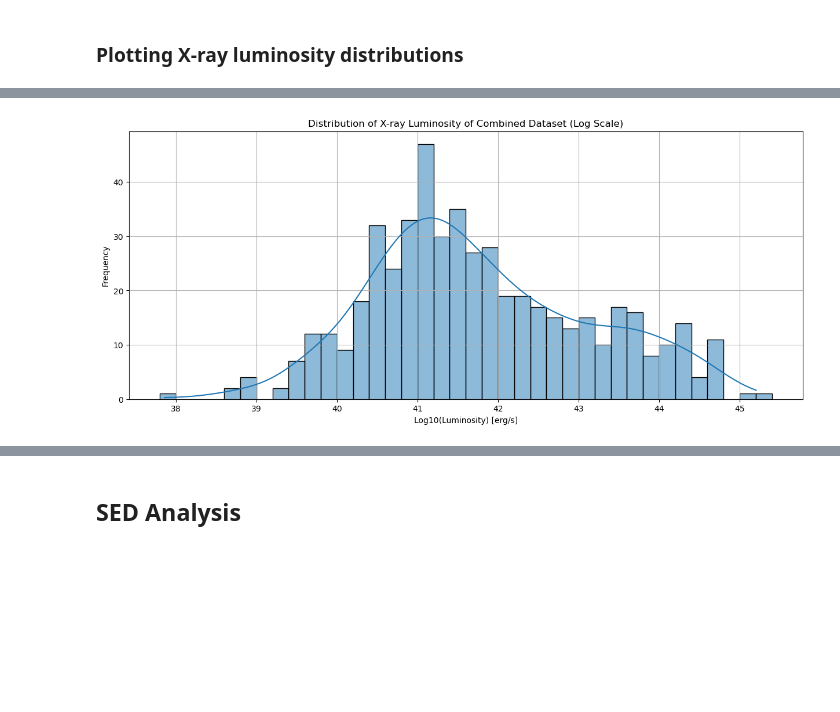
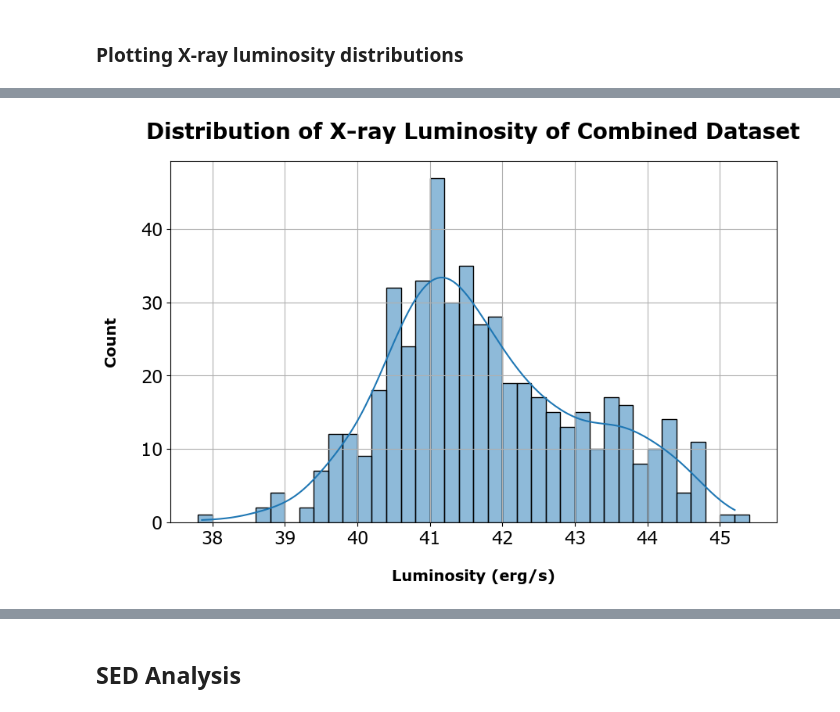
Before and after one commit to trevin-lee/h20-xray-catalog-matching, a Jupyter notebook: src/agn_analysis.ipynb, the cells around one changed output, grey strips where cells are left out. Cells and saved outputs as stored; diff of their text form; code cells hidden in the pictures; blank space fills up the shorter version.

```diff
--- a/src/agn_analysis.ipynb
+++ b/src/agn_analysis.ipynb
@@ -54,23 +86,6 @@ edff_erosita.head()
 # %% [markdown]
 ## Computing Fluxes and Luminosities
 # %%
-def compute_luminosity(flux, redshift):
-    cosmo = FlatLambdaCDM(H0=70, Om0=0.29, Tcmb0=2.725)
-    dl = cosmo.luminosity_distance(redshift).value  # Mpc
-    lum_dist = dl * 3.086e24  # convert to cm
-    L = 4 * np.pi * lum_dist**2 * flux
-    return L
-
-def compute_flux(mAB: float, wavelength: float) -> float:
-    JY = 1e-23  # Janskys
-    C_LIGHT = 299792458.0  # m/s
-    wavelength_m = wavelength * 1e-10
-    f_nu = 3631 * JY * 10 ** (-0.4 * mAB)
-    nu = C_LIGHT / wavelength_m
-    nuf_nu = nu * f_nu
-
-    return nuf_nu
-
 #in Angstroms
 LAMBDA_MID_X = (6.19 + 24.80 ) / 2
 LAMBDA_MID_U = (3147.51	+ 4018.39) / 2
@@ -123,6 +138,7 @@ edff_cdfs_computed = pd.DataFrame({
     'edffID': edff_cdfs['InID'],
     'z': edff_cdfs['zspec'],
 })
+
 edff_erosita_computed = pd.DataFrame({
     'edffID': edff_erosita['InID'],
     'z': edff_erosita['lp_zPDF'],
@@ -135,32 +151,34 @@ edff_erosita_computed['F_x'] = edff_erosita['ML_FLUX_P3'] + edff_erosita['ML_FLU
 for i, col in enumerate(edff_magnitude_columns):
     col_name = flux_column_names[i]
     edff_cdfs_computed[col_name] = edff_cdfs[col].apply(
-        compute_flux, wavelength=wavelengths[i+1]
+        sed.compute_flux, wavelength=wavelengths[i+1]
     )
     edff_erosita_computed[col_name] = edff_erosita[col].apply(
-        compute_flux, wavelength=wavelengths[i+1]
+        sed.compute_flux, wavelength=wavelengths[i+1]
     )
 
 # Calculate luminosities
 edff_cdfs_computed['L_x'] = edff_cdfs_computed.apply(
-    lambda row: compute_luminosity(row['F_x'], row['z']), axis=1
+    lambda row: sed.compute_luminosity(row['F_x'], row['z']), axis=1
 )
 edff_erosita_computed['L_x'] = edff_erosita_computed.apply(
-    lambda row: compute_luminosity(row['F_x'], row['z']), axis=1
+    lambda row: sed.compute_luminosity(row['F_x'], row['z']), axis=1
 )
 
 for i, col in enumerate(flux_column_names):
     luminosity_column_name = luminosity_column_names[i]
     edff_cdfs_computed[luminosity_column_name] = edff_cdfs_computed.apply(
-        lambda row: compute_luminosity(row[col], row['z']), axis=1
+        lambda row: sed.compute_luminosity(row[col], row['z']), axis=1
     )
     edff_erosita_computed[luminosity_column_name] = edff_erosita_computed.apply(
-        lambda row: compute_luminosity(row[col], row['z']), axis=1
+        lambda row: sed.compute_luminosity(row[col], row['z']), axis=1
     )
 
-# Drop rows with NaN values
 edff_cdfs_computed = edff_cdfs_computed.dropna()
 edff_erosita_computed = edff_erosita_computed.dropna()
+
+edff_cdfs_computed = edff_cdfs_computed[np.isfinite(edff_cdfs_computed).all(1) & (edff_cdfs_computed >= 0).all(1)]
+edff_erosita_computed = edff_erosita_computed[np.isfinite(edff_erosita_computed).all(1) & (edff_erosita_computed >= 0).all(1)]
 # %%
 print("Length: ", len(edff_erosita_computed))
 edff_erosita_computed.head(10)
@@ -249,19 +257,19 @@ plt.show()
 # %%
 combined_luminosity = combined_computed['L_x']
 log_combined_luminosity = np.log10(combined_luminosity[combined_luminosity > 0])
 
 min_log_lum = np.floor(log_combined_luminosity.min() * 10) / 10
 max_log_lum = np.ceil(log_combined_luminosity.max() * 10) / 10
 bin_edges = np.arange(min_log_lum, max_log_lum + 0.2, 0.2)
 
-plt.figure(figsize=(15, 6))
+plt.figure(figsize=(10, 6))
 sns.histplot(log_combined_luminosity, bins=bin_edges, kde=True)
-plt.xlabel('Log10(Luminosity) [erg/s]')
-plt.ylabel('Frequency')
-plt.title('Distribution of X-ray Luminosity of Combined Dataset (Log Scale)')
+plt.xlabel('Luminosity (erg/s)')
+plt.ylabel('Count')
+plt.title('Distribution of X-ray Luminosity of Combined Dataset')
 plt.grid(True)
 
 plt.savefig('plots/combined_xray_dist.png')
 plt.show()
 # %% [output]
-[figure, old version]
+[figure, new version]
```
Also changed, not shown: parts of 25 cells of this notebook, 27 other files.
